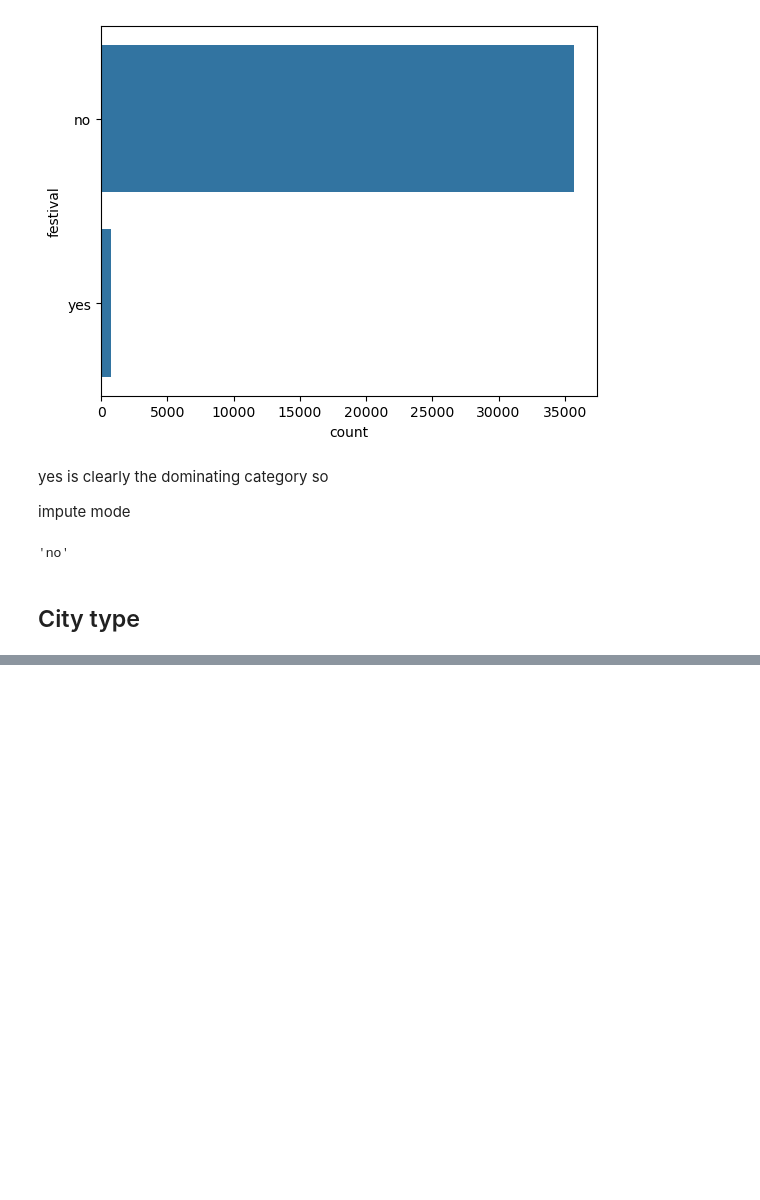
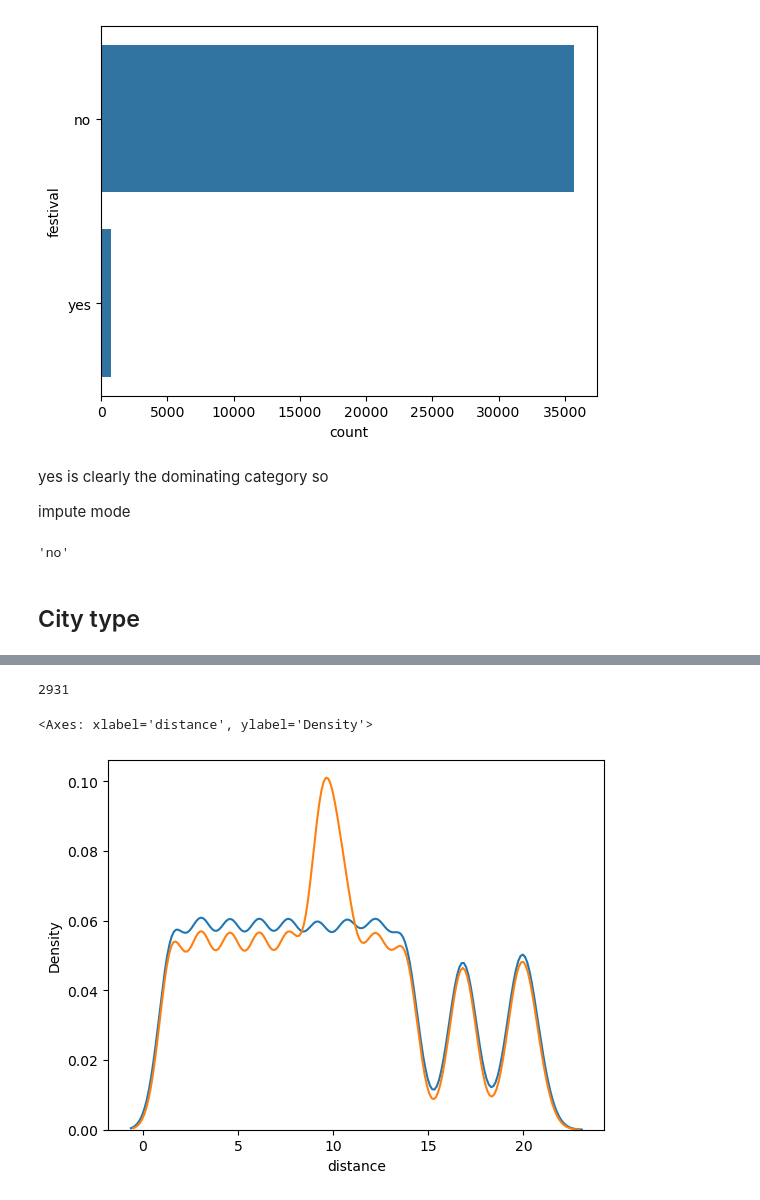
Before and after one commit to rabin20-04/delivery_time_prediction, a Jupyter notebook: notebooks/BaseLine_model.ipynb, the cells around one changed output, grey strips where cells are left out. Cells and saved outputs as stored; diff of their text form; code cells hidden in the pictures; blank space fills up the shorter version.

```diff
--- a/notebooks/BaseLine_model.ipynb
+++ b/notebooks/BaseLine_model.ipynb
@@ -658,0 +783,12 @@ festival_mode
+# %%
+xtrain["distance"].isna().sum()
+# %% [output]
+2931
+# %%
+distance_mean=xtrain["distance"].mean()
+
+sns.kdeplot(xtrain["distance"],label="original")
+sns.kdeplot(xtrain["distance"].fillna(distance_mean),label="imputed")
+# %% [output]
+<Axes: xlabel='distance', ylabel='Density'>
+[figure, added]
```
Also changed, not shown: parts of 26 cells of this notebook.
